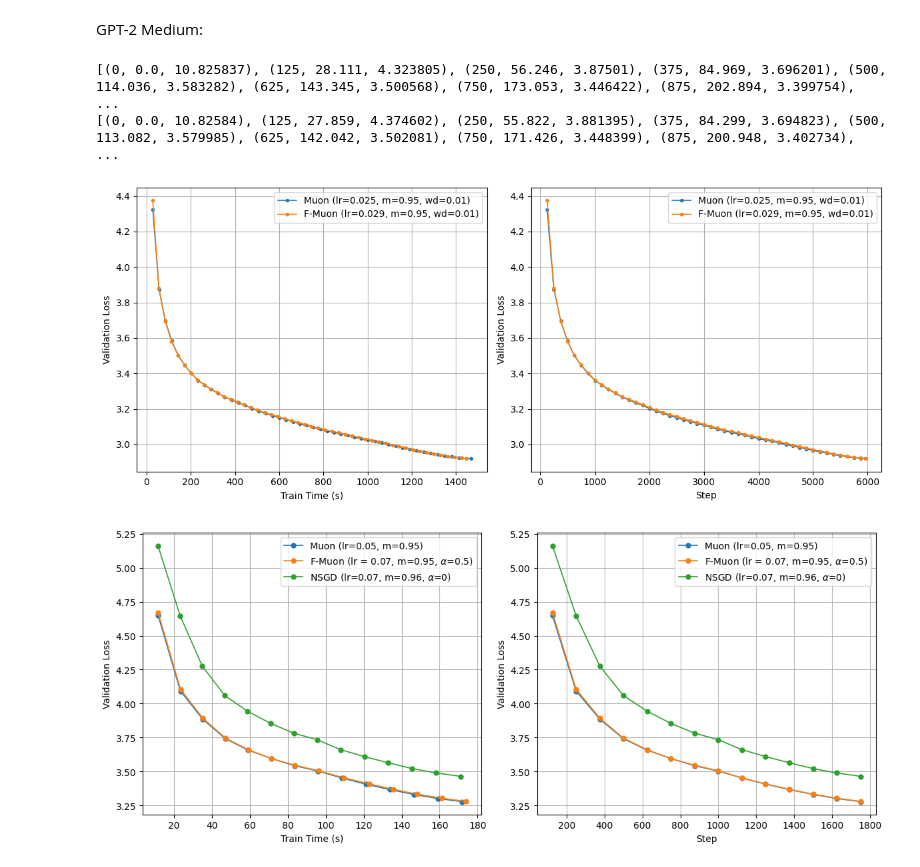
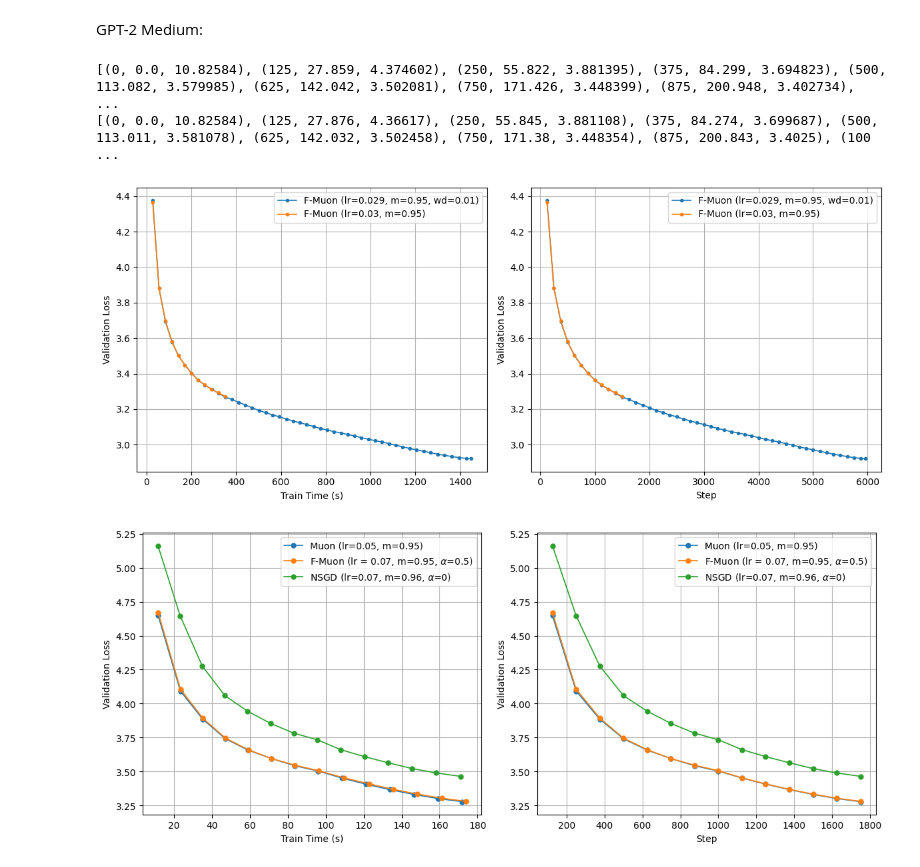
Before and after one commit to alexlegeartis/Neon, a Jupyter notebook: code/figures/13may_muon_neon/GPT_plotter/loss_vs_time.ipynb, the cells around one changed output. Cells and saved outputs as stored; diff of their text form; code cells hidden in the pictures.

```diff
--- a/code/figures/13may_muon_neon/GPT_plotter/loss_vs_time.ipynb
+++ b/code/figures/13may_muon_neon/GPT_plotter/loss_vs_time.ipynb
@@ -64,20 +64,22 @@ def plot_val_losses_wo_saving(log_dict, small_markers=False):
 # %% [markdown]
 GPT-2 Medium:
 # %%
-plot_val_losses_wo_saving({"Muon (lr=0.025, m=0.95, wd=0.01)": "muon_medium.txt",
-                # "F-Muon (lr=0.03, m=0.95)": "fmuon_lr_003.txt"
+plot_val_losses_wo_saving({#"Muon (lr=0.025, m=0.95, wd=0.01)": "muon_medium.txt",
+
+                "F-Muon (lr=0.029, m=0.95, wd=0.01)": "fmuon_full_wd.txt",
+                "F-Muon (lr=0.03, m=0.95)": "fmuon_lr_003.txt",
                 # "F-Muon (lr=0.029, m=0.95, no wd)": "fmuon_no_wd.txt",
                 # "F-Muon (lr=0.029, m=0.95, wd=0.005)": "fmuon_half_wd.txt",
-                "F-Muon (lr=0.029, m=0.95, wd=0.01)": "fmuon_full_wd.txt",
-                "F-Muon (lr=0.029, m=0.95, wd=0.01)": "fmuon_5980, txt"
                 # "F-Muon (lr=0.029, m=0.95, wd=0.015)": "fmuon_extra_wd.txt"
+                # "F-Muon 5980 (lr=0.029, m=0.95, wd=0.01)": "fmuon_5980.txt",
+
                 }, small_markers=True
 
 )
 # %% [output]
-[(0, 0.0, 10.825837), (125, 28.111, 4.323805), (250, 56.246, 3.87501), (375, 84.969, 3.696201), (500, 114.036, 3.583282), (625, 143.345, 3.500568), (750, 173.053, 3.446422), (875, 202.894, 3.399754),  ...
 [(0, 0.0, 10.82584), (125, 27.859, 4.374602), (250, 55.822, 3.881395), (375, 84.299, 3.694823), (500, 113.082, 3.579985), (625, 142.042, 3.502081), (750, 171.426, 3.448399), (875, 200.948, 3.402734),  ...
+[(0, 0.0, 10.82584), (125, 27.876, 4.36617), (250, 55.845, 3.881108), (375, 84.274, 3.699687), (500, 113.011, 3.581078), (625, 142.032, 3.502458), (750, 171.38, 3.448354), (875, 200.843, 3.4025), (100 ...
-[figure, old version]
+[figure, new version]
 # %%
 import re
 import matplotlib.pyplot as plt
```
Also changed, not shown: parts of 1 cell of this notebook, 6 other files.
